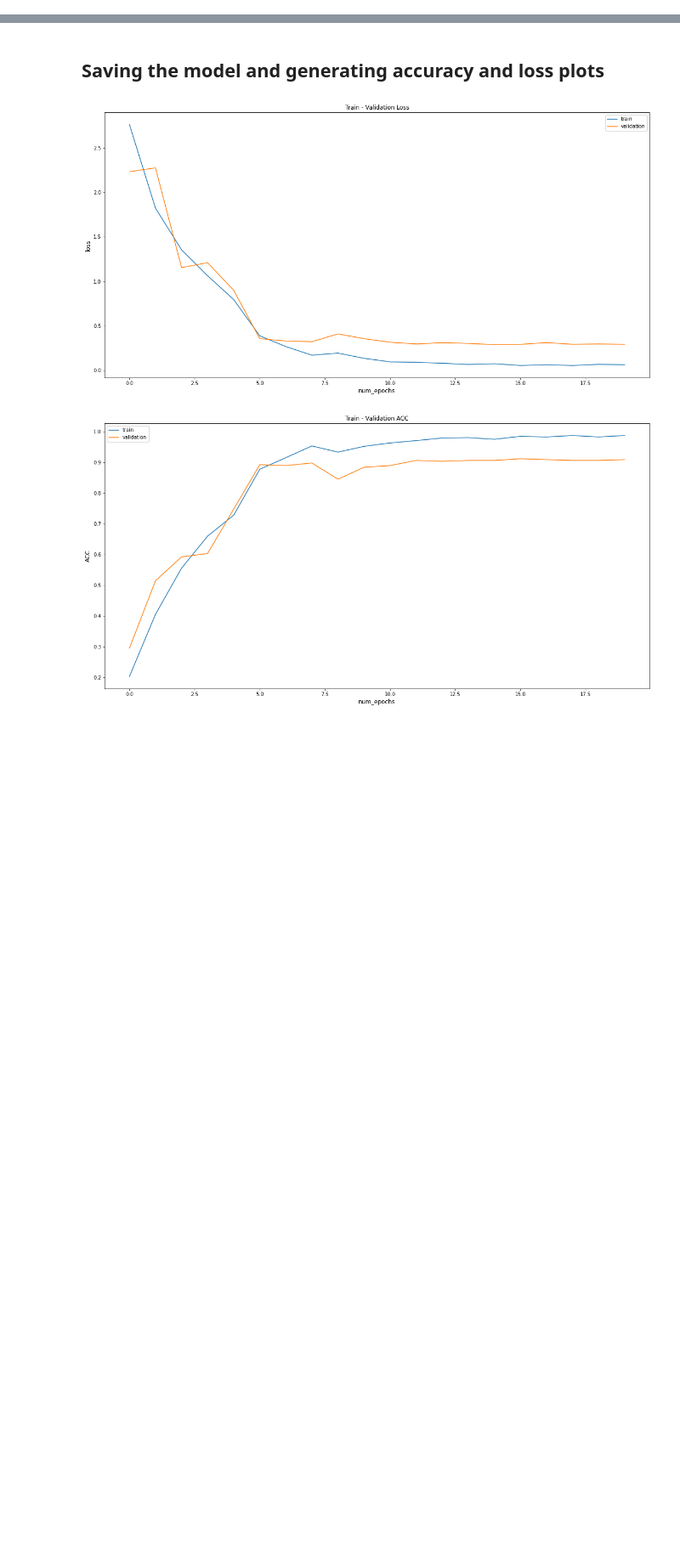
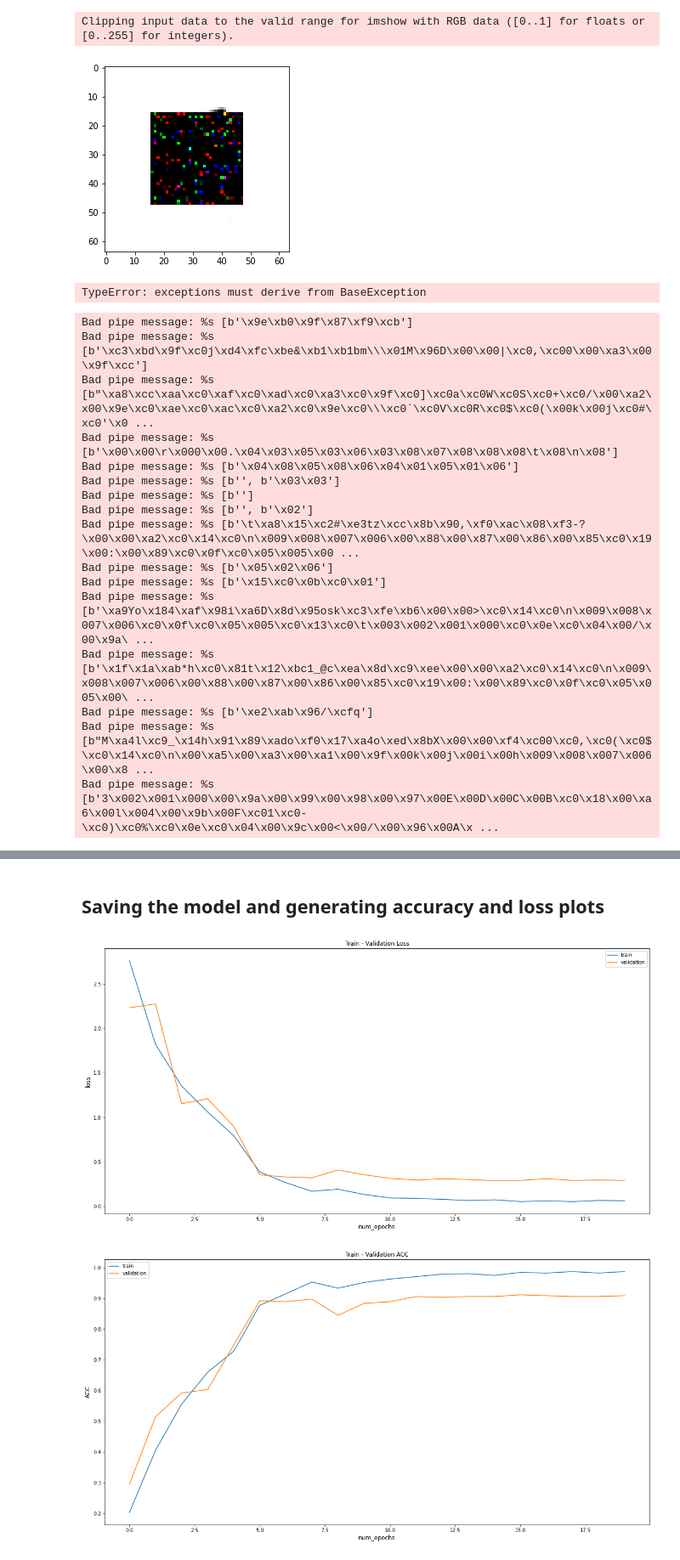
Before and after one commit to maayan-aytek/DS_LAB_hw2, a Jupyter notebook: main.ipynb, the cells around one changed output, grey strips where cells are left out. Shown at 85% size. Cells and saved outputs as stored; diff of their text form; code cells hidden in the pictures; blank space fills up the shorter version.

```diff
--- a/main.ipynb
+++ b/main.ipynb
@@ -140,7 +288,7 @@ def train_model(model, criterion, optimizer, scheduler, dataloaders, dataset_siz
     return model, loss_dict, acc_dict
 # %%
 def save_attempt_to_csv(description, acc_dict):
-    f = open('attempts.csv', 'a')
+    f = open('/home/student/hw2_094295/attempts.csv', 'a')
     writer = csv.writer(f)
     writer.writerow([description, acc_dict, acc_dict["train"][-1], acc_dict["val"][-1]])
     f.close()
@@ -157,0 +295,62 @@ Best val Acc: 0.911111
+# %%
+def run(desc_to_csv):
+
+    # Build dataloaders
+    original_train_dataset, original_val_dataset = load_datasets(train_dir, val_dir)
+    train_val_sets = torch.utils.data.ConcatDataset([original_train_dataset, original_val_dataset])
+    train_size = int(0.8*len(train_val_sets))
+    val_size = len(train_val_sets)-train_size
+    train_dataset, val_dataset = torch.utils.data.random_split(train_val_sets, [train_size, val_size])
+    plt.imshow(original_train_dataset[0][0].permute(1,2,0))
+    plt.show()
+    raise()
+
+
+    class_names = original_train_dataset.classes
+    NUM_CLASSES = len(class_names)
+
+    # Dataloaders initialization
+    train_dataloader = torch.utils.data.DataLoader(train_dataset, batch_size=BATCH_SIZE, shuffle=True)
+    val_dataloader = torch.utils.data.DataLoader(val_dataset, batch_size=BATCH_SIZE, shuffle=True)
+    dataloaders = {'train': train_dataloader, 'val': val_dataloader}
+    dataset_sizes = {'train': len(train_dataset), 'val': len(val_dataset)}
+
+    #Define model and constants
+    model_ft = models.resnet50(pretrained=False)
+
+    num_ftrs = model_ft.fc.in_features
+    model_ft.fc = nn.Linear(num_ftrs, NUM_CLASSES)
+
+    model_ft = model_ft.to(device)
+
+    criterion = nn.CrossEntropyLoss()
+
+    optimizer_ft = optim.Adam(model_ft.parameters(), lr=LR)
+
+    exp_lr_scheduler = lr_scheduler.StepLR(optimizer_ft, step_size=5, gamma=0.1)
+
+    # Train the model
+    model_ft, loss_dict, acc_dict = train_model(model_ft, criterion, optimizer_ft, exp_lr_scheduler, dataloaders, dataset_sizes, num_epochs=NUM_EPOCHS)
+    save_attempt_to_csv(desc_to_csv, acc_dict)
+# %%
+run("with normalization, 80% train and 20% test")
+# %% [output]
+Clipping input data to the valid range for imshow with RGB data ([0..1] for floats or [0..255] for integers).
+[figure, added]
+TypeError: exceptions must derive from BaseException
+Bad pipe message: %s [b'\x9e\xb0\x9f\x87\xf9\xcb']
+Bad pipe message: %s [b'\xc3\xbd\x9f\xc0j\xd4\xfc\xbe&\xb1\xb1bm\\\x01M\x96D\x00\x00|\xc0,\xc00\x00\xa3\x00\x9f\xcc']
+Bad pipe message: %s [b"\xa8\xcc\xaa\xc0\xaf\xc0\xad\xc0\xa3\xc0\x9f\xc0]\xc0a\xc0W\xc0S\xc0+\xc0/\x00\xa2\x00\x9e\xc0\xae\xc0\xac\xc0\xa2\xc0\x9e\xc0\\\xc0`\xc0V\xc0R\xc0$\xc0(\x00k\x00j\xc0#\xc0'\x0 ...
+Bad pipe message: %s [b'\x00\x00\r\x000\x00.\x04\x03\x05\x03\x06\x03\x08\x07\x08\x08\x08\t\x08\n\x08']
+Bad pipe message: %s [b'\x04\x08\x05\x08\x06\x04\x01\x05\x01\x06']
+Bad pipe message: %s [b'', b'\x03\x03']
+Bad pipe message: %s [b'']
+Bad pipe message: %s [b'', b'\x02']
+Bad pipe message: %s [b'\t\xa8\x15\xc2#\xe3tz\xcc\x8b\x90,\xf0\xac\x08\xf3-?\x00\x00\xa2\xc0\x14\xc0\n\x009\x008\x007\x006\x00\x88\x00\x87\x00\x86\x00\x85\xc0\x19\x00:\x00\x89\xc0\x0f\xc0\x05\x005\x00 ...
+Bad pipe message: %s [b'\x05\x02\x06']
+Bad pipe message: %s [b'\x15\xc0\x0b\xc0\x01']
+Bad pipe message: %s [b'\xa9Yo\x184\xaf\x98i\xa6D\x8d\x95osk\xc3\xfe\xb6\x00\x00>\xc0\x14\xc0\n\x009\x008\x007\x006\xc0\x0f\xc0\x05\x005\xc0\x13\xc0\t\x003\x002\x001\x000\xc0\x0e\xc0\x04\x00/\x00\x9a\ ...
+Bad pipe message: %s [b'\x1f\x1a\xab*h\xc0\x81t\x12\xbc1_@c\xea\x8d\xc9\xee\x00\x00\xa2\xc0\x14\xc0\n\x009\x008\x007\x006\x00\x88\x00\x87\x00\x86\x00\x85\xc0\x19\x00:\x00\x89\xc0\x0f\xc0\x05\x005\x00\ ...
+Bad pipe message: %s [b'\xe2\xab\x96/\xcfq']
+Bad pipe message: %s [b"M\xa4l\xc9_\x14h\x91\x89\xado\xf0\x17\xa4o\xed\x8bX\x00\x00\xf4\xc00\xc0,\xc0(\xc0$\xc0\x14\xc0\n\x00\xa5\x00\xa3\x00\xa1\x00\x9f\x00k\x00j\x00i\x00h\x009\x008\x007\x006\x00\x8 ...
+Bad pipe message: %s [b'3\x002\x001\x000\x00\x9a\x00\x99\x00\x98\x00\x97\x00E\x00D\x00C\x00B\xc0\x18\x00\xa6\x00l\x004\x00\x9b\x00F\xc01\xc0-\xc0)\xc0%\xc0\x0e\xc0\x04\x00\x9c\x00<\x00/\x00\x96\x00A\x ...
```
Also changed, not shown: parts of 21 cells of this notebook.
